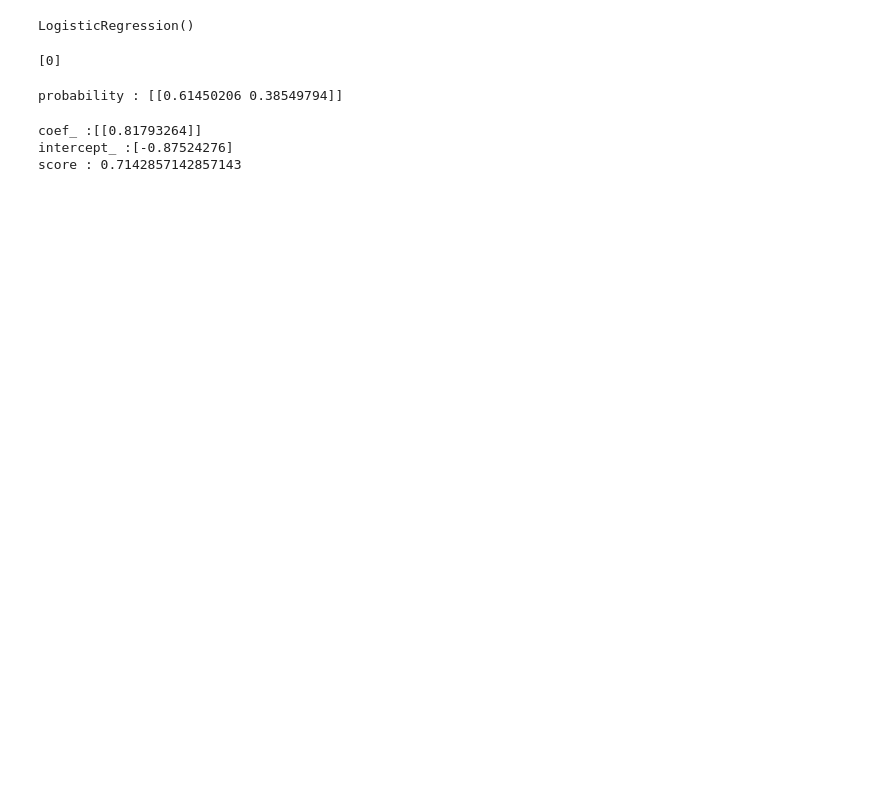
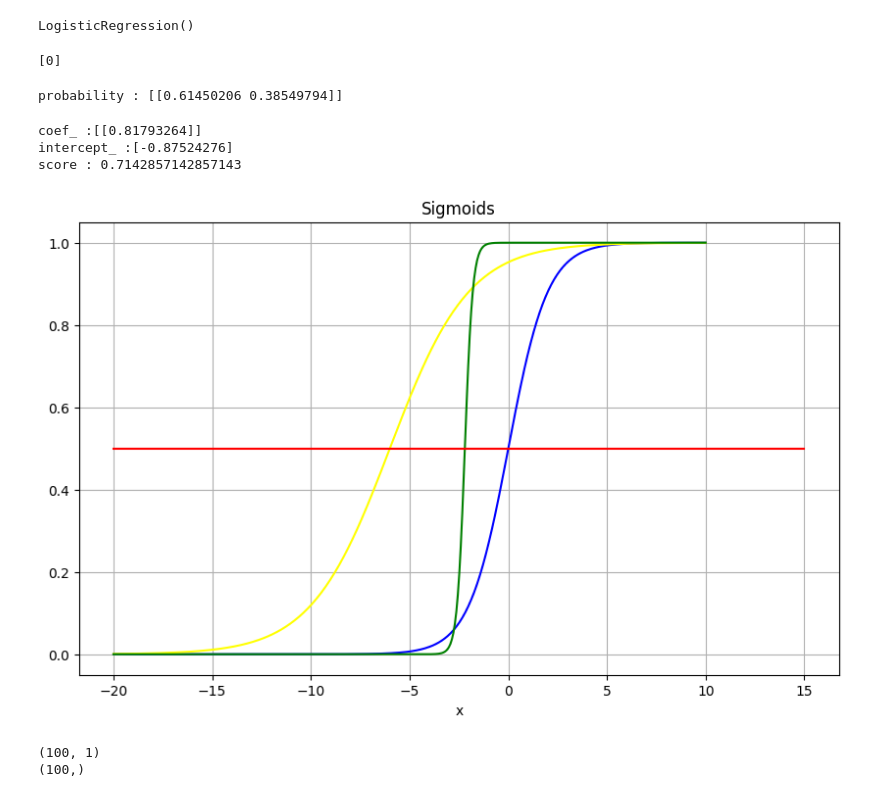
Before and after one commit to NungoEdwin/z01, a Jupyter notebook: classifiction.ipynb, the cells around one changed output. Saved outputs shown, nothing was run; the diff lists cells and outputs as text; code cells hidden in the pictures; blank space fills up the shorter version.

```diff
--- a/classifiction.ipynb
+++ b/classifiction.ipynb
@@ -27,11 +27,55 @@ score : 0.7142857142857143
 # %%
 #Exercise 2
 
 import matplotlib.pyplot as plt
 
 def sigmoid(x):
     return 1/(1+np.exp(-x))
 def sigmoid1(x):
     return 1/(1+np.exp(-(0.5*x+3)))
 def sigmoid2(x):
     return 1/(1+np.exp(-(5*x+11)))
+
+
+x = np.linspace(-20,10,400)
+y_standard = sigmoid(x)
+y1 =sigmoid1(x)
+y2 =sigmoid2(x)
+
+plt.figure(figsize=(10, 6))
+plt.plot(x, y_standard, label='Standard Sigmoid', color='blue')
+plt.plot(x, y1, label='Sigmoid1: 0.5*x + 3', color='yellow')
+plt.plot(x, y2, label='Sigmoid2: 5*x + 11', color='green')
+plt.plot([-20, 15], [0.5, 0.5], 'r-', label='Probability = 0.5')
+plt.xlabel('x')
+plt.title('Sigmoids')
+plt.grid(True)
+plt.show()
+# %% [output]
+[figure, added]
+# %%
+#Exercise 3
+from sklearn.datasets import make_classification
+
+X,y = make_classification(
+    n_samples=100,
+    n_features=1,
+    n_informative=1,
+    n_redundant=0,
+    n_repeated=0,
+    n_classes=2,
+    n_clusters_per_class=1,
+    weights=[0.5,0.5],
+    flip_y=0.15,
+    class_sep=2.0,
+    hypercube=True,
+    shift=1.0,
+    scale=1.0,
+    shuffle=True,
+    random_state=88
+)
+print(X.shape)
+print(y.shape)
+# %% [output]
+(100, 1)
+(100,)
```
Also changed, not shown: parts of 3 cells of this notebook, 1 other file.
